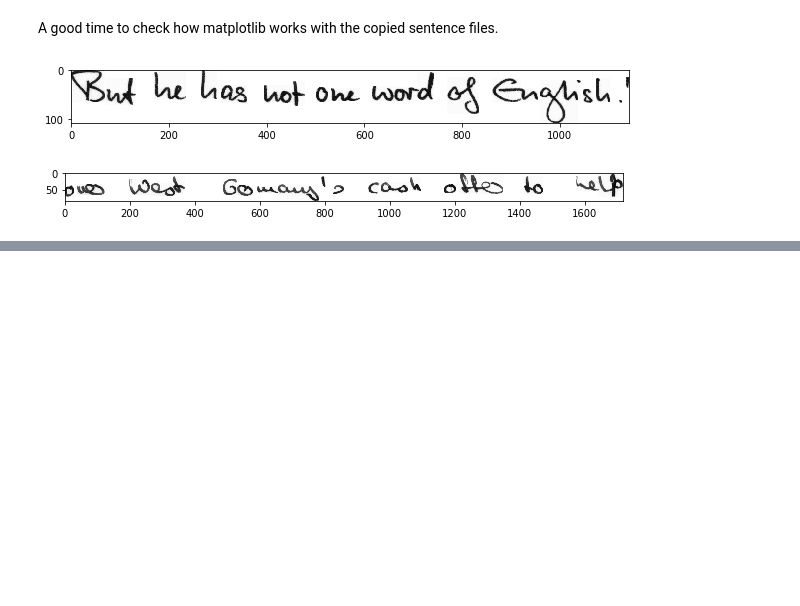
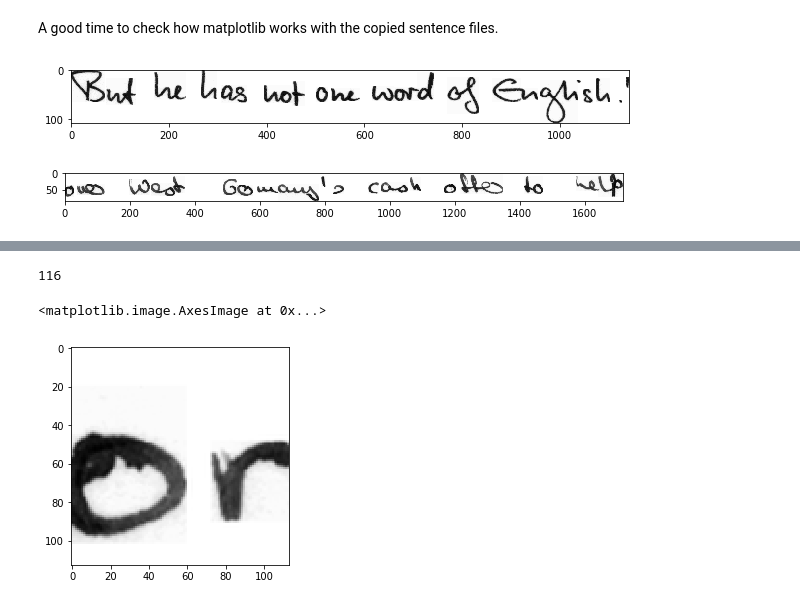
Before and after one commit to jkiviniitty/writer_recognition, a Jupyter notebook: workinprogress.ipynb, the cells around one changed output, grey strips where cells are left out. Saved outputs shown, nothing was run; the diff lists cells and outputs as text; code cells hidden in the pictures; blank space fills up the shorter version.

```diff
--- a/workinprogress.ipynb
+++ b/workinprogress.ipynb
@@ -124,0 +180,34 @@ for fileName in imgFiles[:2]:
+# %%
+from sklearn.utils import shuffle
+from PIL import Image
+import random
+
+def samplePreProcessor(sample, label, sampleRatio):
+    # Get current image details
+    img = Image.open(sample)
+    imgWidth = img.size[0]
+    imgHeight = img.size[1]
+
+    # Resize and maintain the original aspect ratio.
+    heightFac = CROP_SIZE / imgHeight
+    size = (int(imgWidth * heightFac), CROP_SIZE)
+    newImg = img.resize((size), Image.ANTIALIAS)
+    newImgWidth = newImg.size[0]
+    newImgHeight = newImg.size[1]
+
+    # Calculate how many sample images are cropped from a sentence
+    XCoord = list(range(0, newImgWidth - CROP_SIZE))
+    numCrops = int(len(XCoord) * sampleRatio)
+    randXCoord = random.sample(XCoord, numCrops)
+
+    # Create 113x113 sized sample images by cropping
+    # Also map sample to its writer (label in the code below)
+    images = []
+    labels = []
+    for x in randXCoord:
+        imgCrop = newImg.crop((x, 0, x + CROP_SIZE, CROP_SIZE))
+        # Transform image to an array of numbers
+        images.append(np.asarray(imgCrop))
+        labels.append(label)
+
+    return (images, labels)
@@ -124,0 +231,2 @@ for fileName in imgFiles[:2]:
+# %%
+images, labels = samplePreProcessor(sample, label, 0.1)
@@ -124,0 +239,7 @@ for fileName in imgFiles[:2]:
+# %%
+print(len(images))
+plt.imshow(images[0], cmap ='gray')
+# %% [output]
+116
+<matplotlib.image.AxesImage at 0x...>
+[figure, added]
```
Also changed, not shown: parts of 31 cells of this notebook.
